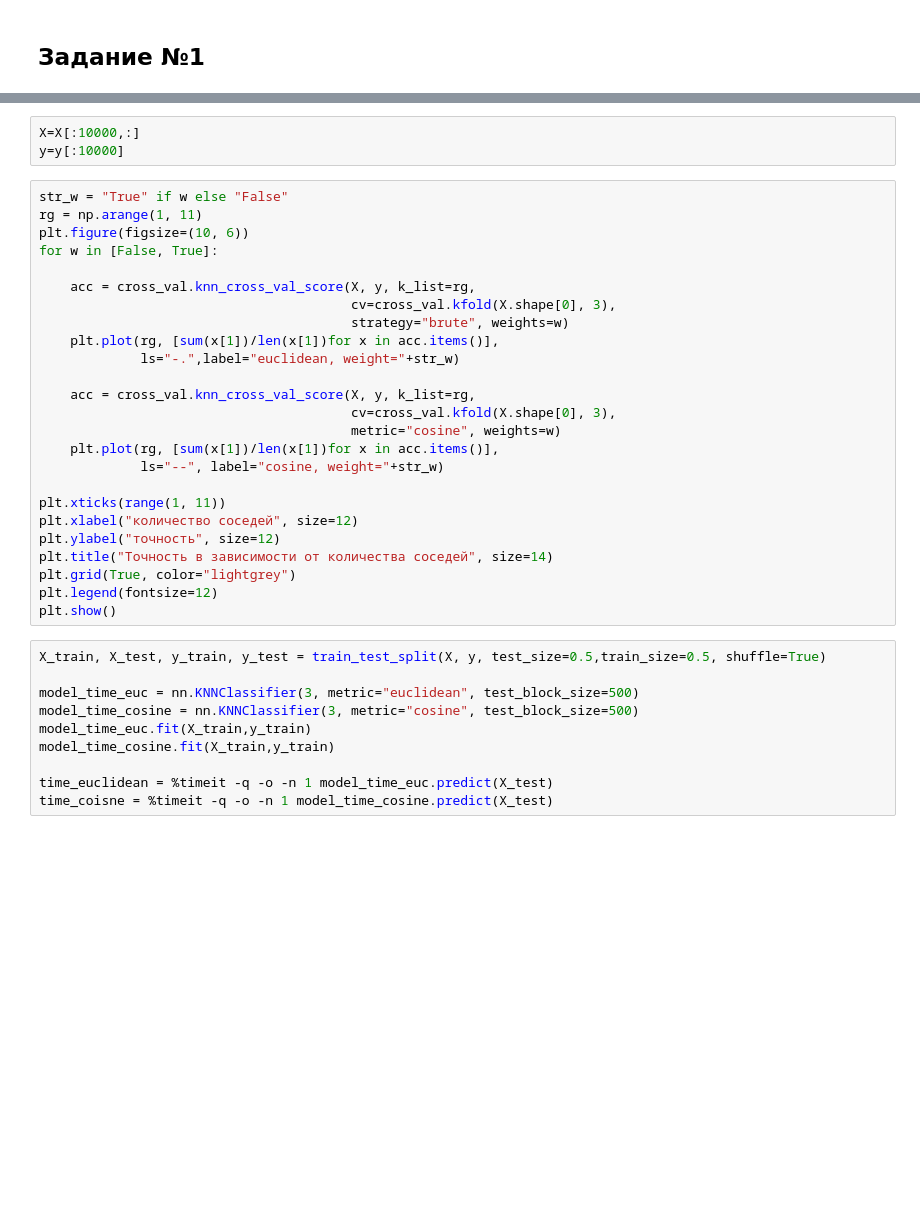
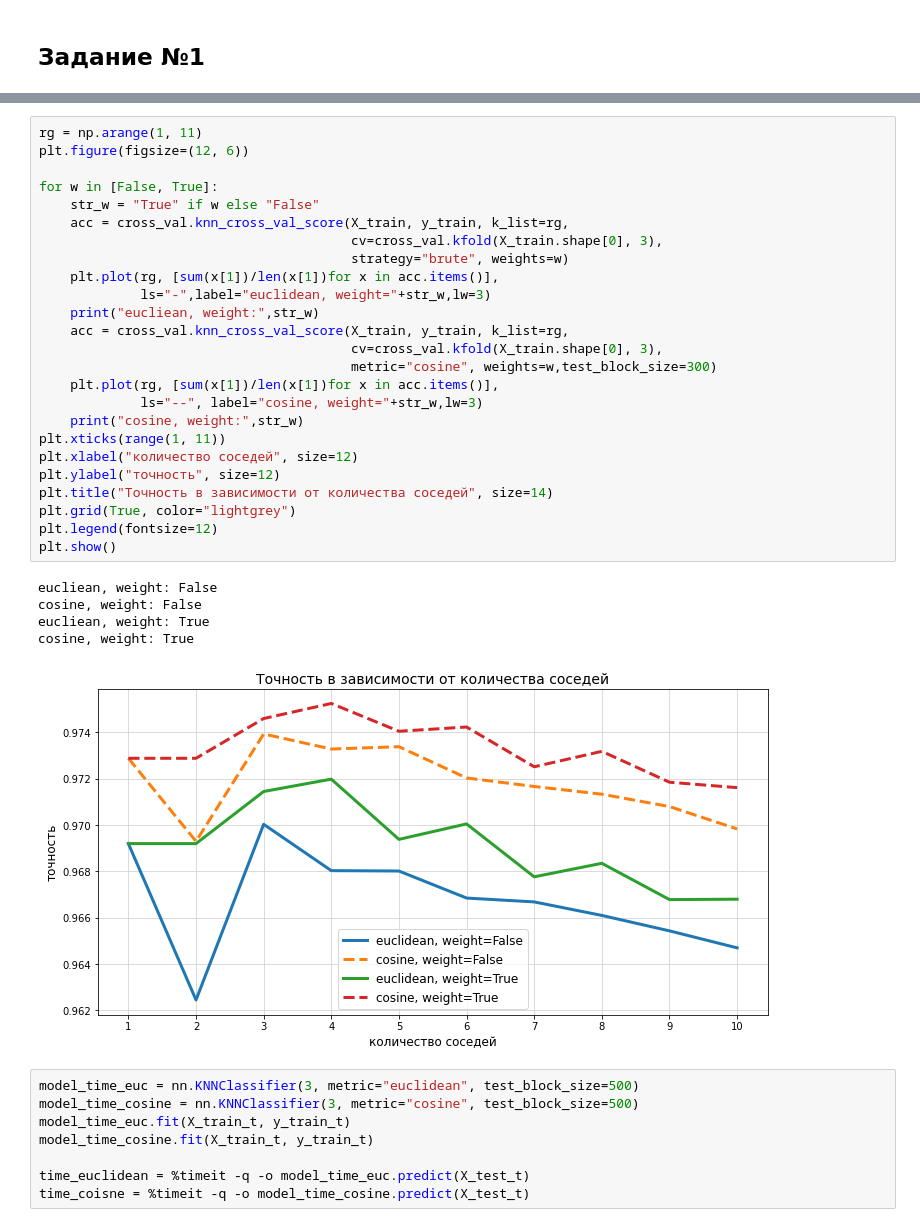
Before and after one commit to Tytskiy/Study, a Jupyter notebook: mmp-fall-2020/practicum/hm-4(KNN)/hm-4.ipynb, the cells around one changed output, grey strips where cells are left out. Drawn from its saved outputs; the diff is of its cells as text; blank space fills up the shorter version.

```diff
--- a/mmp-fall-2020/practicum/hm-4(KNN)/hm-4.ipynb
+++ b/mmp-fall-2020/practicum/hm-4(KNN)/hm-4.ipynb
@@ -49,40 +55,41 @@ plt.show()
-# %%
-X=X[:10000,:]
-y=y[:10000]
 # %%
-str_w = "True" if w else "False"
 rg = np.arange(1, 11)
-plt.figure(figsize=(10, 6))
+plt.figure(figsize=(12, 6))
+
 for w in [False, True]:
-
-    acc = cross_val.knn_cross_val_score(X, y, k_list=rg,
-                                        cv=cross_val.kfold(X.shape[0], 3),
+    str_w = "True" if w else "False"
+    acc = cross_val.knn_cross_val_score(X_train, y_train, k_list=rg,
+                                        cv=cross_val.kfold(X_train.shape[0], 3),
                                         strategy="brute", weights=w)
     plt.plot(rg, [sum(x[1])/len(x[1])for x in acc.items()],
-             ls="-.",label="euclidean, weight="+str_w)
-
-    acc = cross_val.knn_cross_val_score(X, y, k_list=rg,
-                                        cv=cross_val.kfold(X.shape[0], 3),
-                                        metric="cosine", weights=w)
+             ls="-",label="euclidean, weight="+str_w,lw=3)
+    print("eucliean, weight:",str_w)
+    acc = cross_val.knn_cross_val_score(X_train, y_train, k_list=rg,
+                                        cv=cross_val.kfold(X_train.shape[0], 3),
+                                        metric="cosine", weights=w,test_block_size=300)
     plt.plot(rg, [sum(x[1])/len(x[1])for x in acc.items()],
-             ls="--", label="cosine, weight="+str_w)
-
+             ls="--", label="cosine, weight="+str_w,lw=3)
+    print("cosine, weight:",str_w)
 plt.xticks(range(1, 11))
 plt.xlabel("количество соседей", size=12)
 plt.ylabel("точность", size=12)
 plt.title("Точность в зависимости от количества соседей", size=14)
 plt.grid(True, color="lightgrey")
 plt.legend(fontsize=12)
 plt.show()
+# %% [output]
+eucliean, weight: False
+cosine, weight: False
+eucliean, weight: True
+cosine, weight: True
+[figure, added]
 # %%
-X_train, X_test, y_train, y_test = train_test_split(X, y, test_size=0.5,train_size=0.5, shuffle=True)
-
 model_time_euc = nn.KNNClassifier(3, metric="euclidean", test_block_size=500)
 model_time_cosine = nn.KNNClassifier(3, metric="cosine", test_block_size=500)
-model_time_euc.fit(X_train,y_train)
-model_time_cosine.fit(X_train,y_train)
+model_time_euc.fit(X_train_t, y_train_t)
+model_time_cosine.fit(X_train_t, y_train_t)
 
-time_euclidean = %timeit -q -o -n 1 model_time_euc.predict(X_test)
-time_coisne = %timeit -q -o -n 1 model_time_cosine.predict(X_test)
+time_euclidean = %timeit -q -o model_time_euc.predict(X_test_t)
+time_coisne = %timeit -q -o model_time_cosine.predict(X_test_t)
 # %%
 time_euclidean.average,time_coisne.average
```
Also changed, not shown: parts of 15 cells of this notebook, 2 other files.
